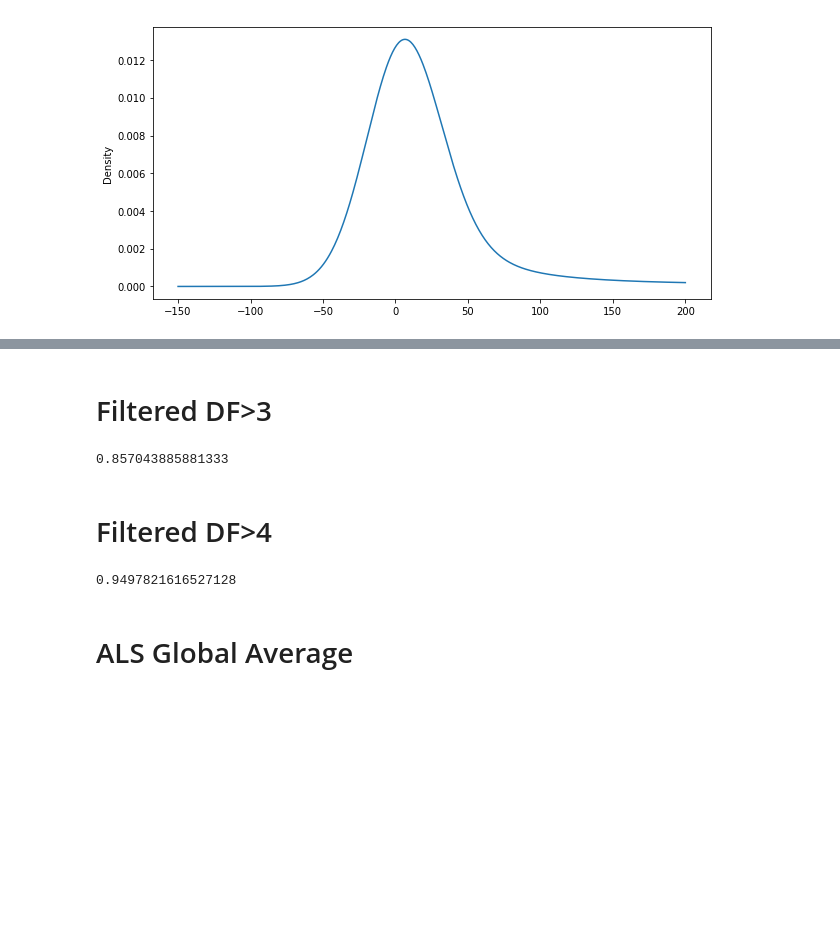
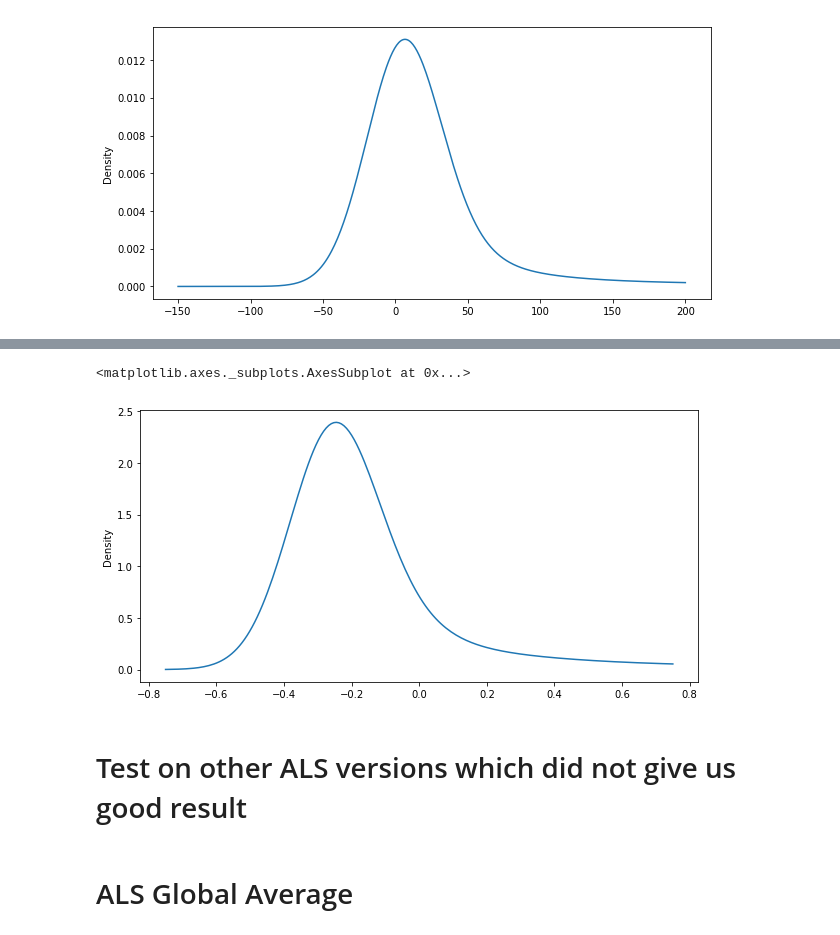
Before and after one commit to Niloofar-bgh/Implicit-Collaborative-Filtering, a Jupyter notebook: Colaborative-Filtering_Recommender.ipynb, the cells around one changed output, grey strips where cells are left out. Cells and saved outputs as stored; diff of their text form; code cells hidden in the pictures; blank space fills up the shorter version.

```diff
--- a/Colaborative-Filtering_Recommender.ipynb
+++ b/Colaborative-Filtering_Recommender.ipynb
@@ -101,2 +21,0 @@ df_filtered.groupby().min('hoursPlayed').collect()[0].asDict()['min(hoursPlayed)
-# %%
-df_filtered_new = df.filter(df.hoursPlayed > 5)
@@ -195,2 +21,0 @@ print(std)
-# %%
-df_filtered_new = df_filtered_new.withColumn("normalizedH", (((df_filtered_new['hoursPlayed']-mean)/std)))
@@ -373,41 +268,12 @@ rmse
-# %% [markdown]
-# Filtered DF>3
-# %%
-(training, test) = df_filtered_new.randomSplit([0.8, 0.2], 123)
-als = ALS(rank = 10, maxIter=10, regParam=0.01, alpha= 13, implicitPrefs = True, userCol="userId", itemCol="gameId", ratingCol="normalizedH",
-          coldStartStrategy="drop").setSeed(123)
-
-model = als.fit(training)
-
-# Evaluate the model by computing the RMSE on the test data
-predictions = model.transform(test)
-evaluator = RegressionEvaluator(metricName="rmse", labelCol="normalizedH",predictionCol="prediction")
-
-rmse = evaluator.evaluate(predictions)
-
-#Result
-rmse
-# %% [output]
-0.857043885881333
-# %% [markdown]
-# Filtered DF>4
-# %%
-(training, test) = df_filtered_new.randomSplit([0.8, 0.2], 123)
-als = ALS(rank = 10, maxIter=10, regParam=0.01, alpha= 13, implicitPrefs = True, userCol="userId", itemCol="gameId", ratingCol="normalizedH",
-          coldStartStrategy="drop").setSeed(123)
-
-model = als.fit(training)
-
-# Evaluate the model by computing the RMSE on the test data
-predictions = model.transform(test)
-evaluator = RegressionEvaluator(metricName="rmse", labelCol="normalizedH",predictionCol="prediction")
-
-rmse = evaluator.evaluate(predictions)
-
-#Result
-rmse
-# %% [output]
-0.9497821616527128
+# %%
+visualize_filtered_new = df_filtered_new.toPandas()
+# %%
+visualize_filtered_new['normalizedH'].plot.kde(ind = np.linspace(-0.75,0.75,200),figsize=(10,5))
+# %% [output]
+<matplotlib.axes._subplots.AxesSubplot at 0x...>
+[figure, added]
+# %% [markdown]
+# Test on other ALS versions which did not give us good result
 # %% [markdown]
 # ALS Global Average
 # %%
```
Also changed, not shown: parts of 72 cells of this notebook.
